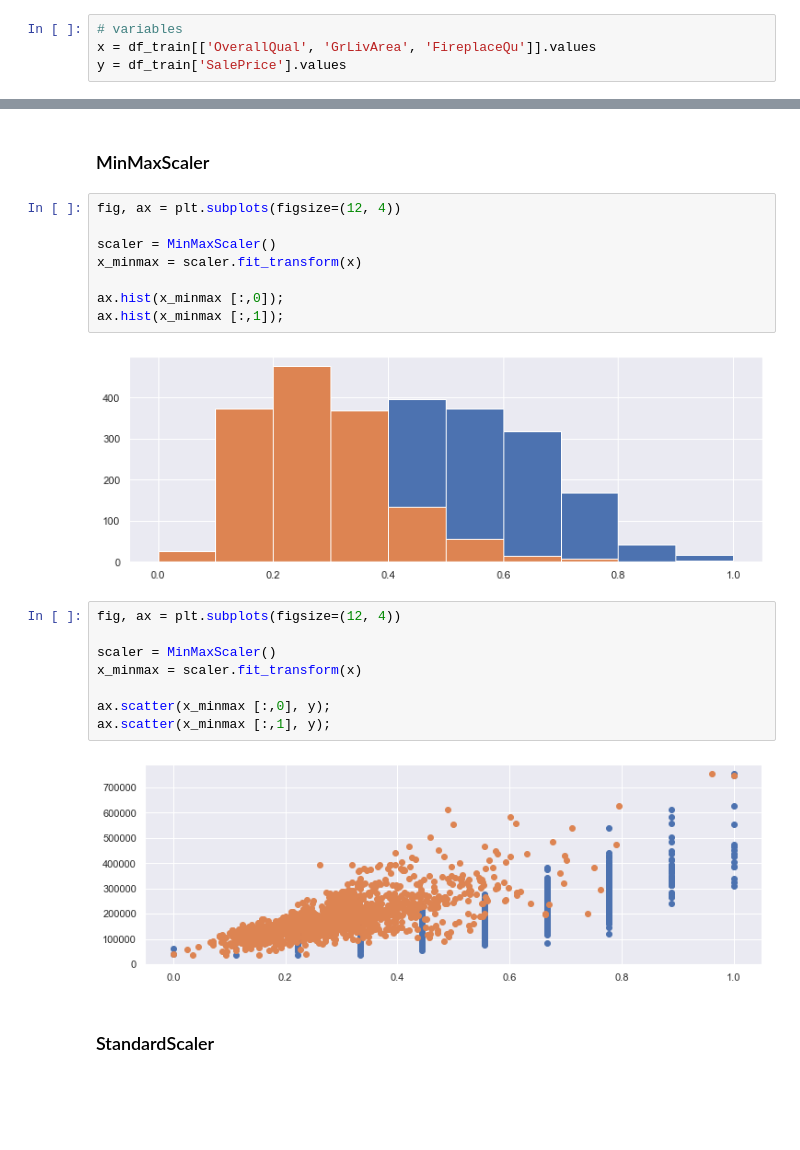
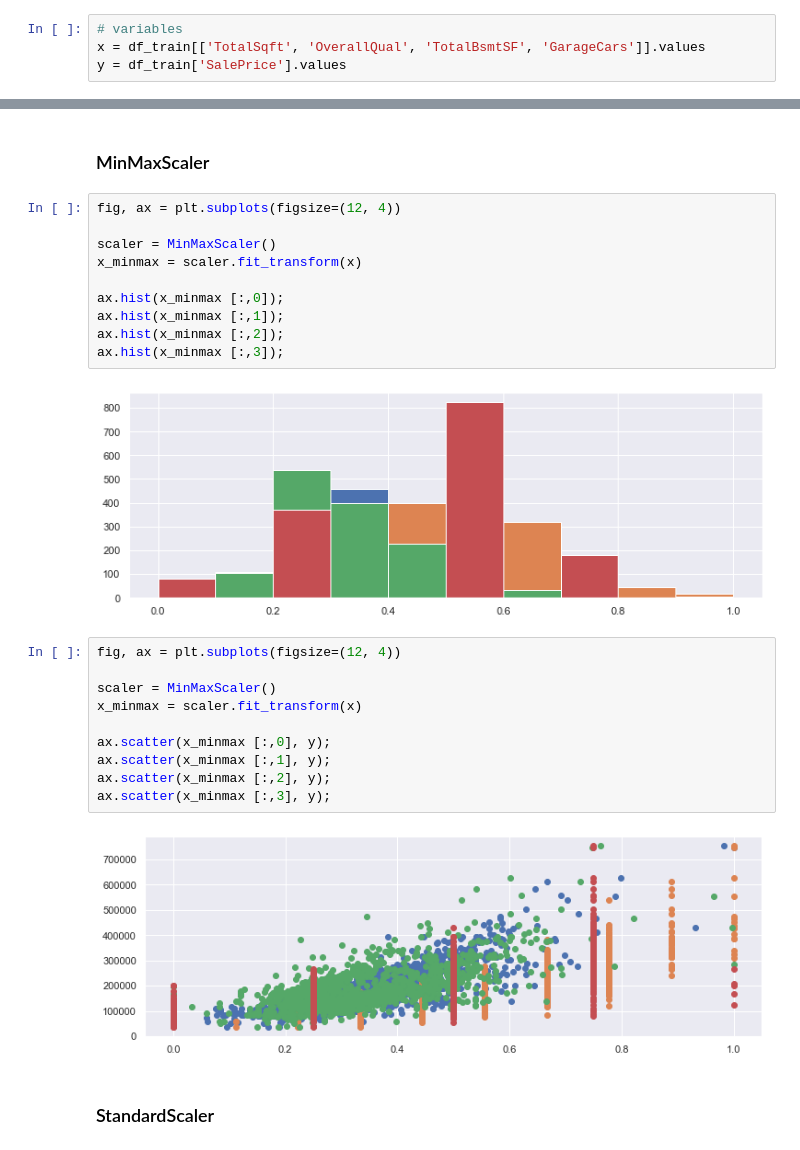
Before and after one commit to DrakeData/House_Price_EDA, a Jupyter notebook: MSDS422_Assignment1.ipynb, the cells around one changed output, grey strips where cells are left out. Cells and saved outputs as stored; diff of their text form; blank space fills up the shorter version.

```diff
--- a/MSDS422_Assignment1.ipynb
+++ b/MSDS422_Assignment1.ipynb
@@ -349,6 +366,6 @@ df_test.to_csv('data/test_clean.csv', index=False)
 # %%
 # variables
-x = df_train[['OverallQual', 'GrLivArea', 'FireplaceQu']].values
+x = df_train[['TotalSqft', 'OverallQual', 'TotalBsmtSF', 'GarageCars']].values
 y = df_train['SalePrice'].values
 # %%
 fig, ax = plt.subplots(figsize=(12, 4))
@@ -375,13 +394,15 @@ plt.show()
 # %%
 fig, ax = plt.subplots(figsize=(12, 4))
 
 scaler = MinMaxScaler()
 x_minmax = scaler.fit_transform(x)
 
 ax.hist(x_minmax [:,0]);
 ax.hist(x_minmax [:,1]);
+ax.hist(x_minmax [:,2]);
+ax.hist(x_minmax [:,3]);
 # %% [output]
-[figure, old version]
+[figure, new version]
 # %%
 fig, ax = plt.subplots(figsize=(12, 4))
 
@@ -390,8 +411,10 @@ x_minmax = scaler.fit_transform(x)
 
 ax.scatter(x_minmax [:,0], y);
 ax.scatter(x_minmax [:,1], y);
+ax.scatter(x_minmax [:,2], y);
+ax.scatter(x_minmax [:,3], y);
 # %% [output]
-[figure, old version]
+[figure, new version]
 # %% [markdown]
 ### StandardScaler
 # %%
```
Also changed, not shown: parts of 10 cells of this notebook.
